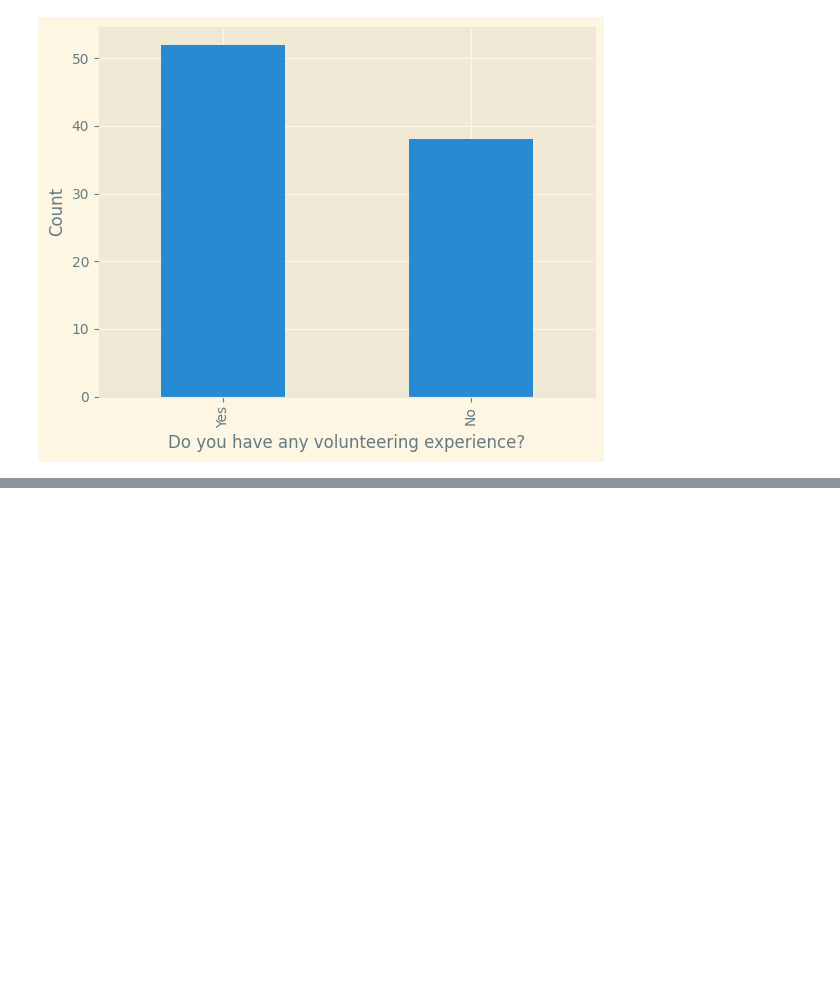
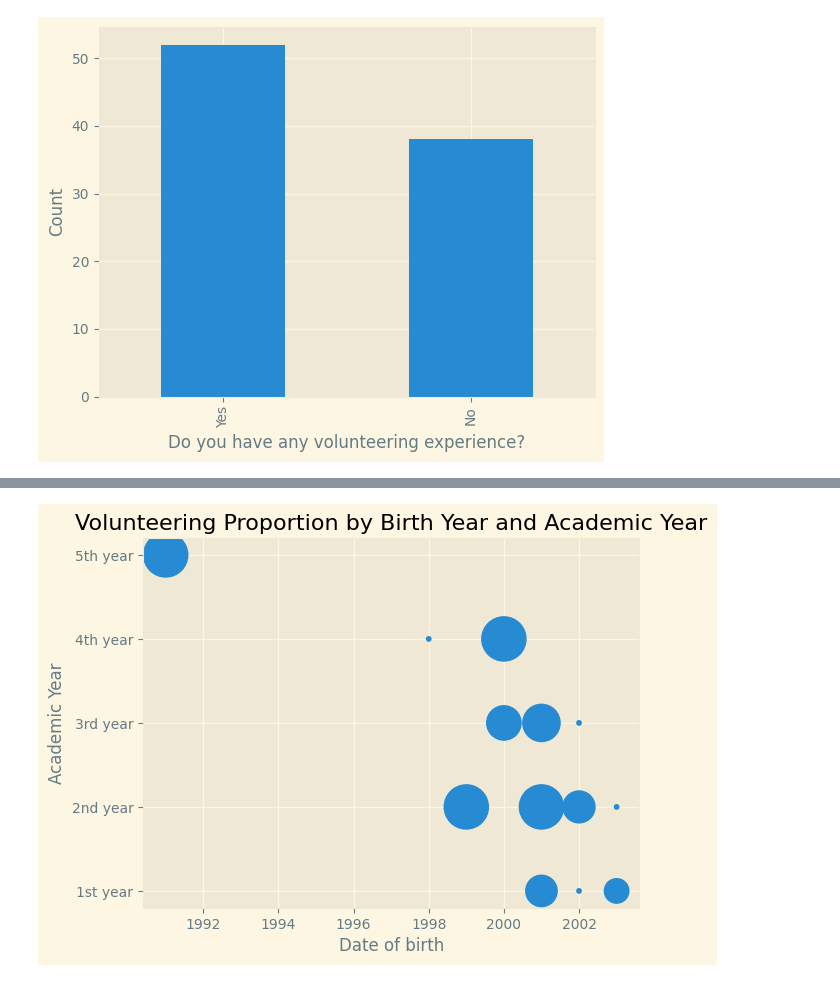
Before and after one commit to MuhammadSawalhy/AI-IEEE-CS23-ZSB, a Jupyter notebook: Task 16 - Practicing Data Analysis/Analysis.ipynb, the cells around one changed output, grey strips where cells are left out. Cells and saved outputs as stored; diff of their text form; code cells hidden in the pictures; blank space fills up the shorter version.

```diff
--- a/Task 16 - Practicing Data Analysis/Analysis.ipynb
+++ b/Task 16 - Practicing Data Analysis/Analysis.ipynb
@@ -281,0 +262,34 @@ plt.show()
+# %%
+# Calculate the proportion of students who have volunteering experience
+# for each birth year and academic year combination
+
+volunteer_prop = subdata.groupby(['Date of birth', 'Academic Year']) \
+        ['Do you have any volunteering experience?'] \
+        .apply(lambda x: (x == 'Yes').sum() / len(x))
+
+years = subdata['Date of birth'].unique()
+ac = subdata['Academic Year'].unique()
+ac.sort()
+
+yy, xx = np.meshgrid(ac, years)
+
+xx_flat = xx.flatten()
+yy_flat = yy.flatten()
+vol_prop_flat = []
+for i in range(len(xx_flat)):
+    x, y = xx_flat[i], yy_flat[i]
+    if x in volunteer_prop and y in volunteer_prop[x]:
+        # +0.01 to make it appear as small dot as indication that application with
+        # this birth year and academic year combination haven't volunteered before
+        vol_prop_flat.append(volunteer_prop[x][y] + 0.01)
+    else:
+        vol_prop_flat.append(0.)
+
+fig, ax = plt.subplots()
+ax.scatter(xx_flat, yy_flat, s=np.array(vol_prop_flat) * 1000)
+ax.set_xlabel('Date of birth')
+ax.set_ylabel('Academic Year')
+ax.set_title('Volunteering Proportion by Birth Year and Academic Year')
+plt.show()
+# %% [output]
+[figure, added]
```
Also changed, not shown: parts of 4 cells of this notebook.
